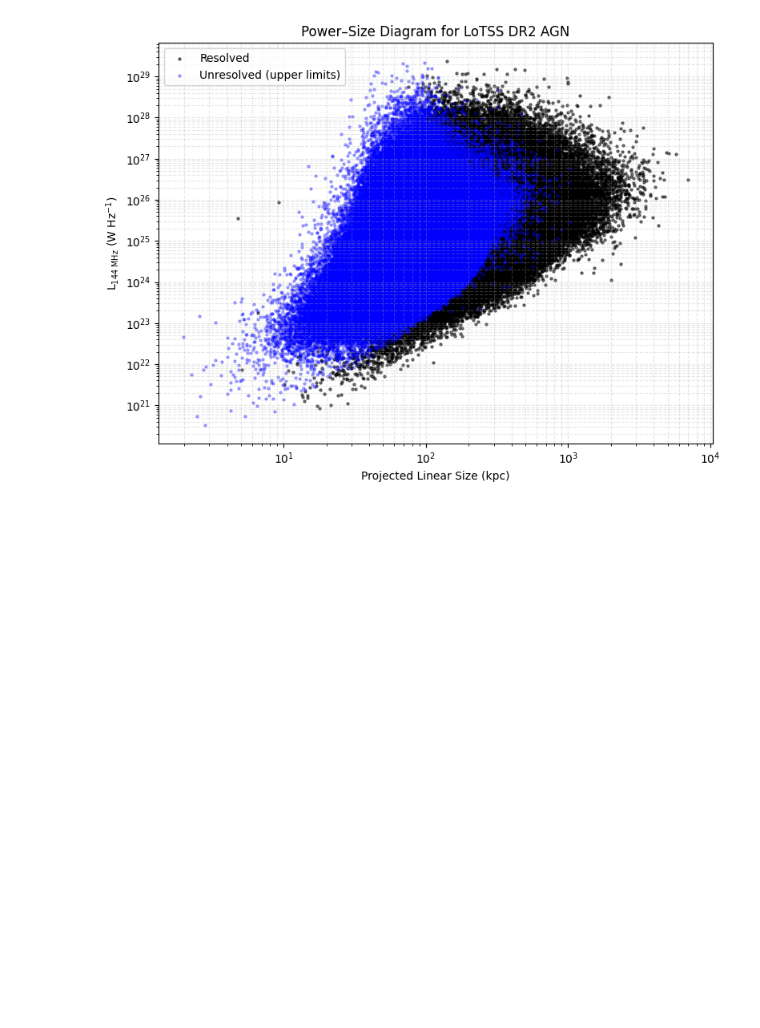
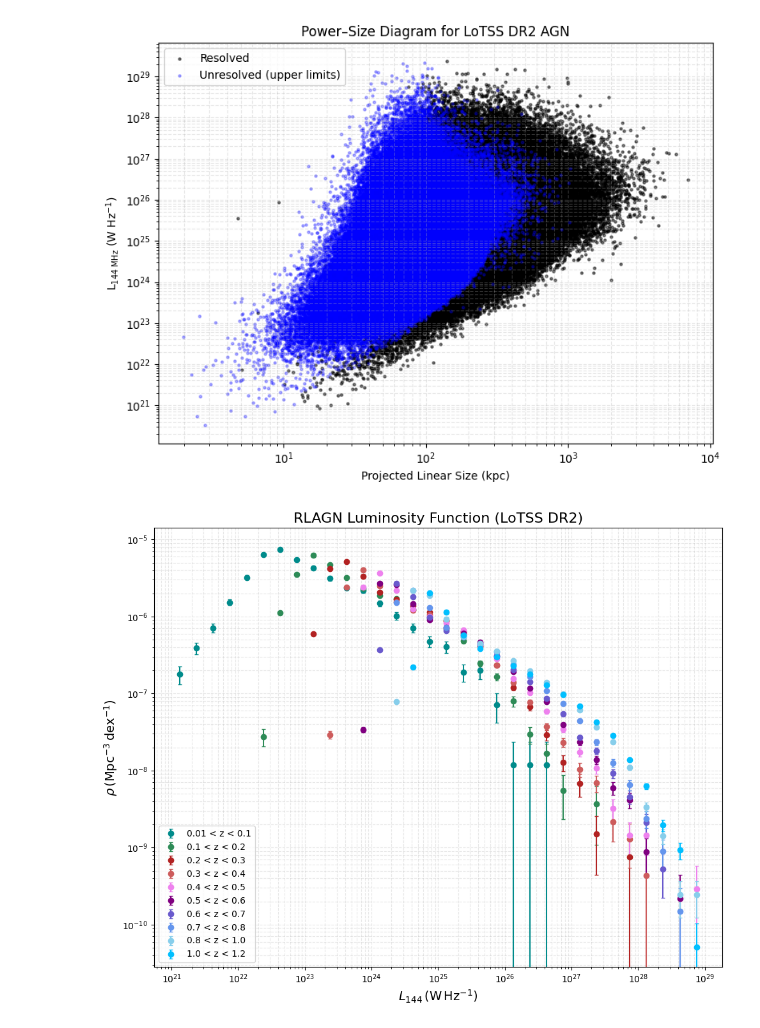
Before and after one commit to Aswin-Neel/lotss-dr2-agn-analysis, a Jupyter notebook: notebooks/01-explore-catalog.ipynb, the cells around one changed output. Saved outputs shown, nothing was run; the diff lists cells and outputs as text; code cells hidden in the pictures; blank space fills up the shorter version.

Commit message:
initial graph replication

```diff
--- a/notebooks/01-explore-catalog.ipynb
+++ b/notebooks/01-explore-catalog.ipynb
@@ -100,3 +100,67 @@ WARNING: UnitsWarning: 'dex(solMass)' did not parse as fits unit: Unit 'dex' not
 WARNING: UnitsWarning: 'dex(solMass)' did not parse as fits unit: Unit 'dex' not supported by the FITS standard.  If this is meant to be a custom unit, define it with 'u.def_unit'. To have it recogniz ...
 WARNING: UnitsWarning: 'dex(solMass)' did not parse as fits unit: Unit 'dex' not supported by the FITS standard.  If this is meant to be a custom unit, define it with 'u.def_unit'. To have it recogniz ...
 [figure]
+# %%
+# Initial Attempt at Plotting the Luminosity Function for RLAGN in LoTSS DR2
+# does not account for flux density cut, V_max calculated per bin, rather than per source, poisson error bars using N^1/2, which underestimates error for small bins.
+import numpy as np
+import matplotlib.pyplot as plt
+from astropy.io import fits
+from astropy.cosmology import Planck15 as cosmo
+import astropy.units as u
+
+# File path
+data_path = "../data/agn-v1.0.fits"
+hdul = fits.open(data_path)
+data = hdul[1].data
+
+# Extract relevant columns
+z = data['z_best']
+L = data['L_144']
+
+# Redshift bins (as in Fig. 11)
+z_bins = [(0.01, 0.1), (0.1, 0.2), (0.2, 0.3), (0.3, 0.4), (0.4, 0.5),
+          (0.5, 0.6), (0.6, 0.7), (0.7, 0.8), (0.8, 1.0), (1.0, 1.2)]
+
+colors = ['darkcyan', 'seagreen', 'firebrick', 'indianred', 'violet',
+          'purple', 'slateblue', 'cornflowerblue', 'skyblue', 'deepskyblue']
+
+# Luminosity bins
+logL_bins = np.linspace(21, 29, 33)
+bin_width = logL_bins[1] - logL_bins[0]
+logL_centers = 0.5 * (logL_bins[:-1] + logL_bins[1:])
+
+plt.figure(figsize=(10, 8))
+
+# Loop over redshift bins
+for (zmin, zmax), color in zip(z_bins, colors):
+    mask = (z >= zmin) & (z < zmax) & np.isfinite(L)
+    z_bin = z[mask]
+    L_bin = L[mask]
+    if len(L_bin) == 0:
+        continue
+
+    logL = np.log10(L_bin)
+    counts, _ = np.histogram(logL, bins=logL_bins)
+    vol = cosmo.comoving_volume(zmax) - cosmo.comoving_volume(zmin)
+    vol = vol.value  # Mpc^3
+
+    rho = counts / (vol * bin_width)
+    rho_err = np.sqrt(counts) / (vol * bin_width)
+
+    nonzero = counts > 0
+    plt.errorbar(10**logL_centers[nonzero], rho[nonzero], yerr=rho_err[nonzero],
+                 fmt='o', color=color, label=f"{zmin} < z < {zmax}", capsize=2)
+
+# Plot formatting
+plt.xscale('log')
+plt.yscale('log')
+plt.xlabel(r"$L_{144}\,\mathrm{(W\,Hz^{-1})}$", fontsize=14)
+plt.ylabel(r"$\rho\,\mathrm{(Mpc^{-3}\,dex^{-1})}$", fontsize=14)
+plt.title("RLAGN Luminosity Function (LoTSS DR2)", fontsize=16)
+plt.legend(fontsize=10, loc='lower left', frameon=True)
+plt.grid(True, which='both', linestyle='--', alpha=0.3)
+plt.tight_layout()
+plt.show()
+# %% [output]
+[figure, added]
```
Also changed, not shown: parts of 4 cells of this notebook.
